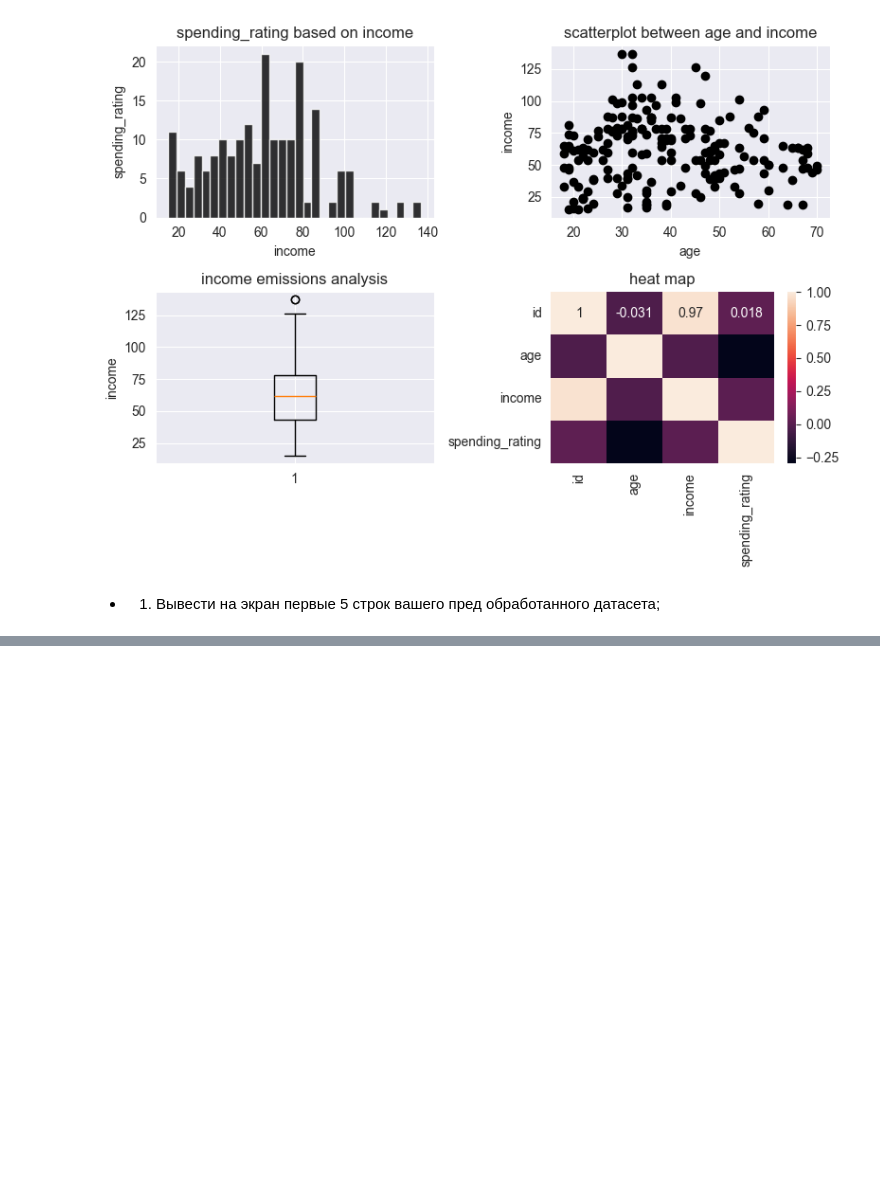
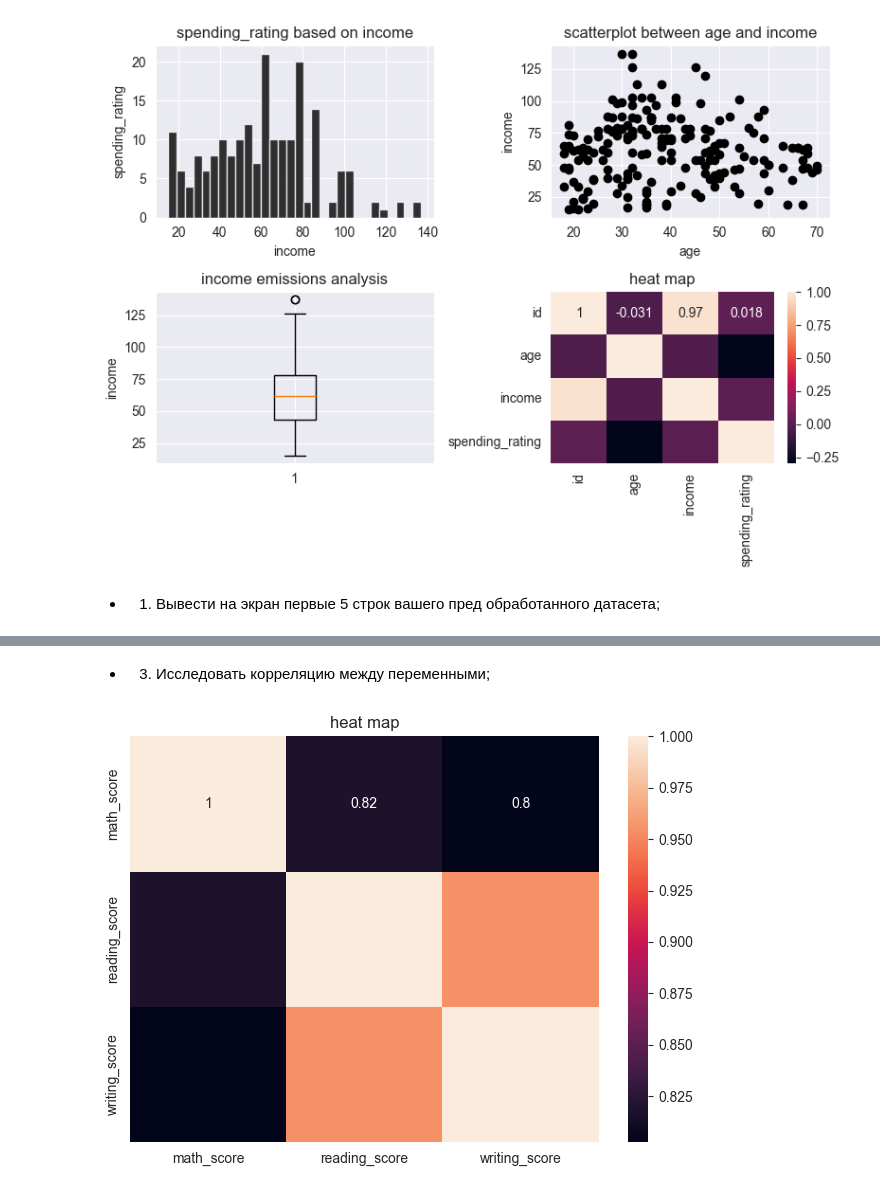
Before and after one commit to letmly/vstu_dl_labs, a Jupyter notebook: ML_labs/ml3.ipynb, the cells around one changed output, grey strips where cells are left out. Drawn from its saved outputs; the diff is of its cells as text; code cells hidden in the pictures; blank space fills up the shorter version.

```diff
--- a/ML_labs/ml3.ipynb
+++ b/ML_labs/ml3.ipynb
@@ -83,0 +123,9 @@ prep_wine_ds.head()
+# %% [markdown]
+* 3. Исследовать корреляцию между переменными;
+# %%
+sns.heatmap(prep_st_ds.drop(prep_st_ds.columns[:-3], axis=1).corr(), annot=True, fmt='.2g' )
+plt.title('heat map')
+plt.tight_layout()
+plt.show()
+# %% [output]
+[figure, added]
```
Also changed, not shown: parts of 10 cells of this notebook, 22 other files.
